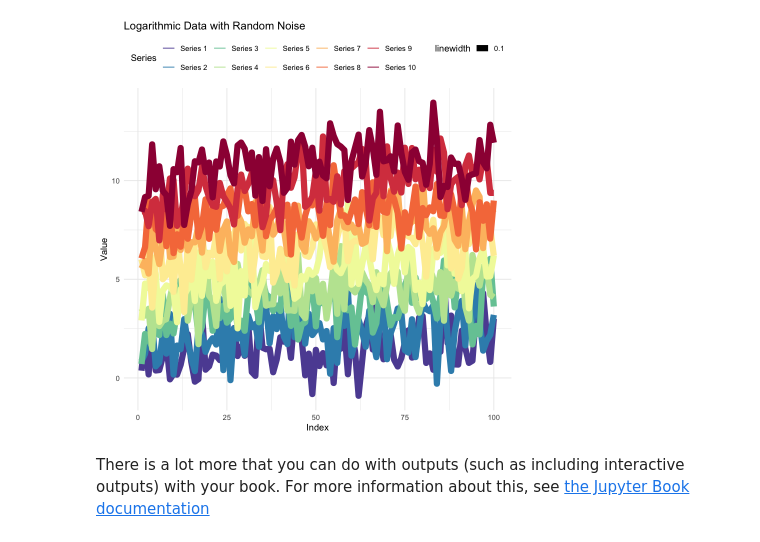
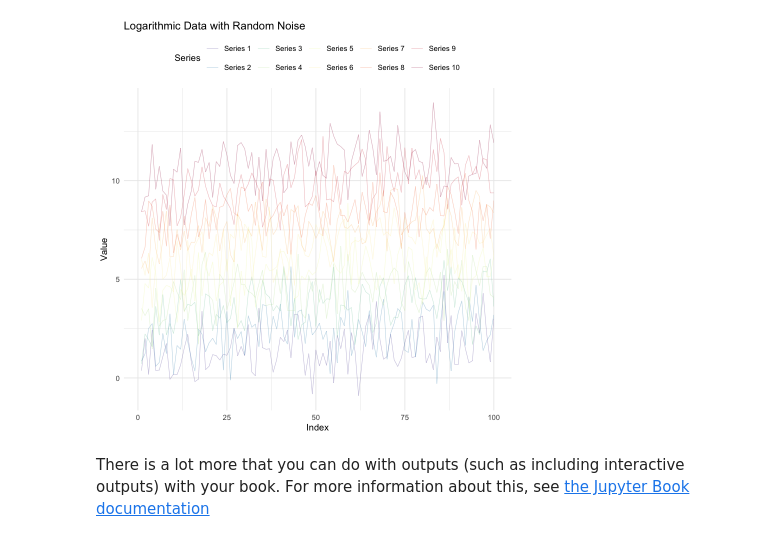
Before and after one commit to abikesa/scripts, a Jupyter notebook: _build/jupyter_execute/chapter2.ipynb, the cells around one changed output. Drawn from its saved outputs; the diff is of its cells as text; code cells hidden in the pictures.

Commit message:
thinner lines in R simulation (matching python & stata)

```diff
--- a/_build/jupyter_execute/chapter2.ipynb
+++ b/_build/jupyter_execute/chapter2.ipynb
@@ -26,35 +26,35 @@ suppressWarnings({
 set.seed(19680801)
 
 # Generate data
 N <- 10
 data <- sapply(0:(N-1), function(ii) log10(seq(1, 100, length.out = 100)) + rnorm(100) + ii)
 
 # Convert data to a data frame for ggplot2
 df <- as.data.frame(data)
 df$index <- 1:100
 df_long <- suppressWarnings(melt(df, id.vars = "index"))
 
 # Create a custom color palette
 colors <- colorRampPalette(rev(brewer.pal(11, "Spectral")))(N)
 
 # Plot the data
 p <- suppressWarnings(ggplot(df_long, aes(x = index, y = value, color = factor(variable))) +
-  geom_line(aes(linewidth = 0.1)) +
+  geom_line(size = 0.1) +
   scale_color_manual(values = colors, name = "Series",
                      labels = paste0("Series ", 1:N)) +
   theme_minimal() +
   theme(legend.position = "top") +
   labs(title = "Logarithmic Data with Random Noise",
        x = "Index",
        y = "Value"))
 
 # Display the plot
 suppressWarnings(print(p))
 
 # Save the plot with a wider aspect ratio
 suppressWarnings(ggsave("r.png", plot = p, width = 20, height = 10))
 # %% [output]
-[figure, old version]
+[figure, new version]
 # %% [markdown]
 There is a lot more that you can do with outputs (such as including interactive outputs)
 with your book. For more information about this, see [the Jupyter Book documentation](https://jupyterbook.org)
```
Also changed, not shown: 12 other files.
